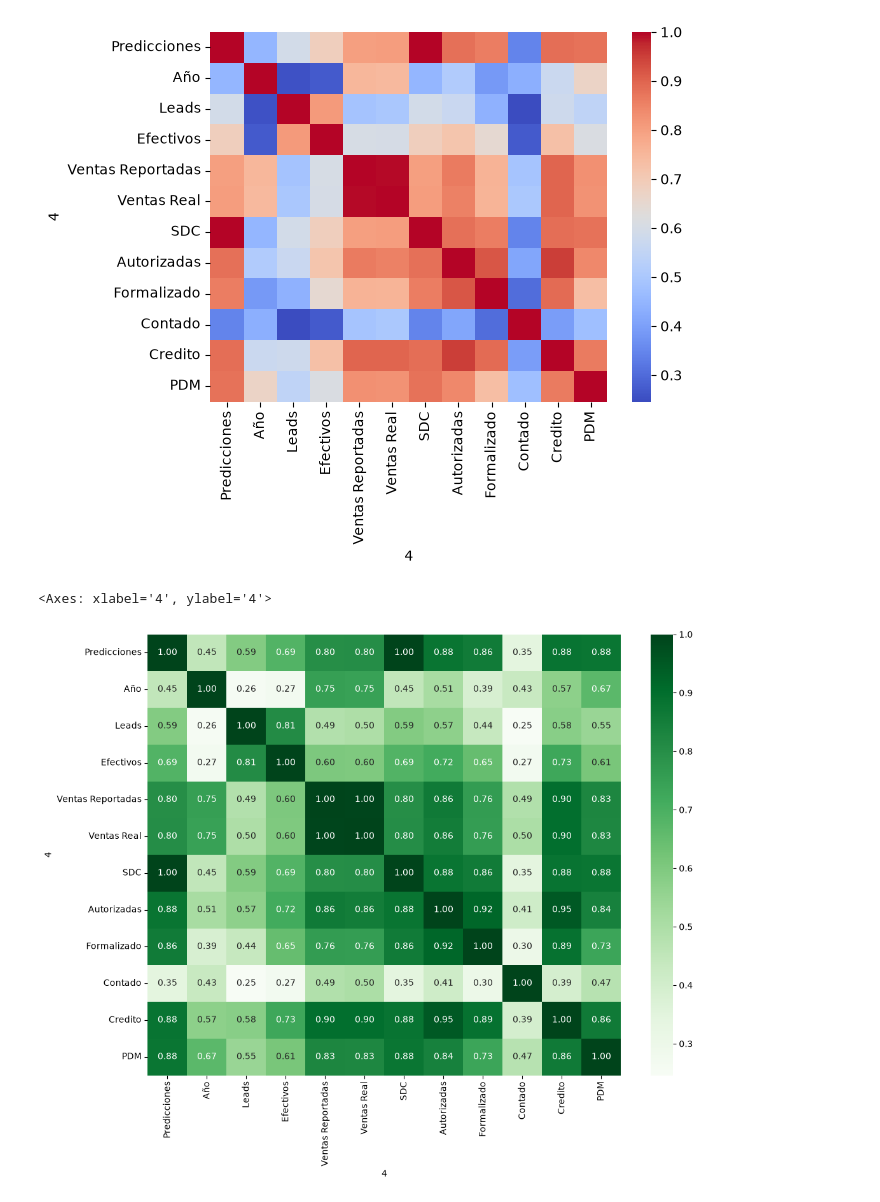
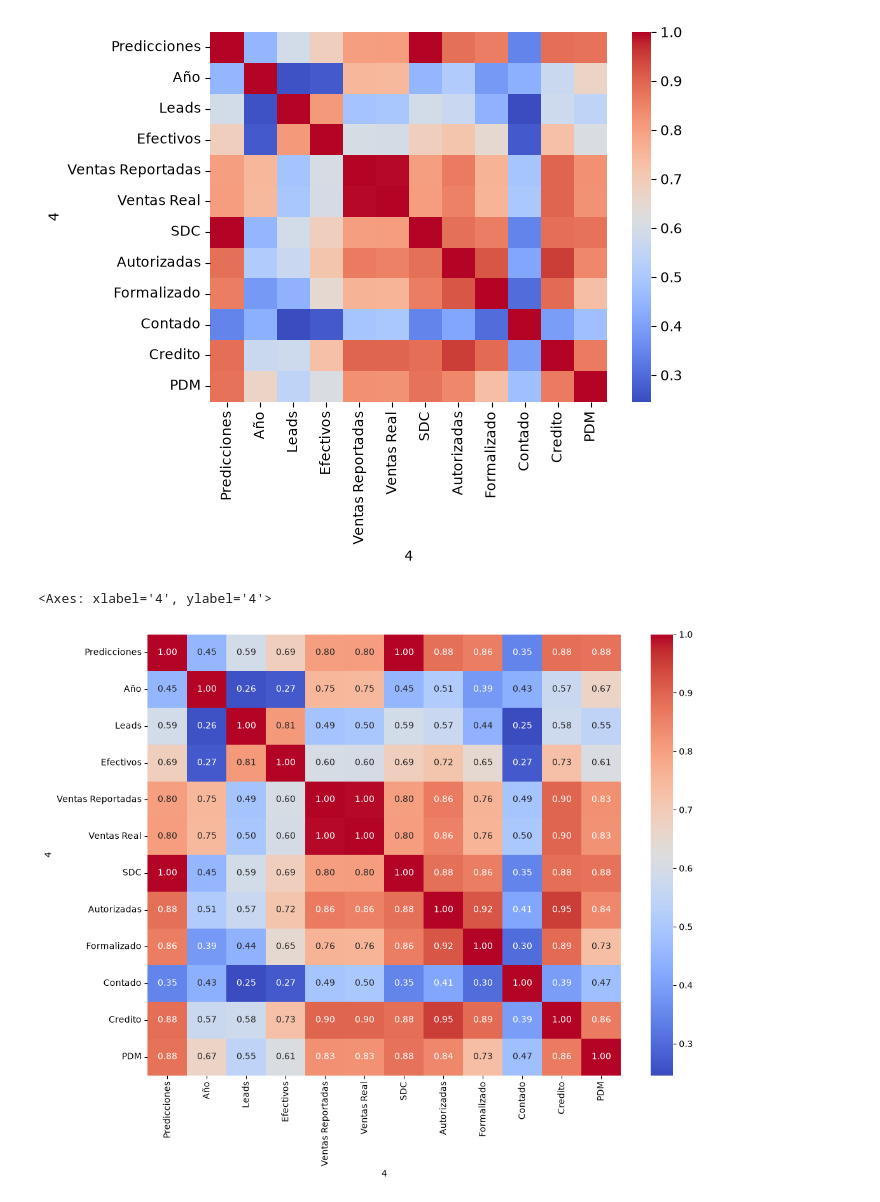
Before and after one commit to DavidMazonJuarez08/Regresion-Lineal-Simple, a Jupyter notebook: Limpieza_Resumen_Regresión.ipynb, the cells around one changed output. Cells and saved outputs as stored; diff of their text form; code cells hidden in the pictures.

```diff
--- a/Limpieza_Resumen_Regresión.ipynb
+++ b/Limpieza_Resumen_Regresión.ipynb
@@ -488,16 +488,16 @@ Heat_Map
 # %%
 # Graficamos el mapa de calor con los valores de correlación
 
 plt.figure(figsize=(12, 9))
 
 Heat_Map = sns.heatmap(
     Corr_Factors1,
-    cmap='Greens',
+    cmap='coolwarm',
     annot=True,
     fmt=".2f"
 )
 
 Heat_Map
 # %% [output]
 <Axes: xlabel='4', ylabel='4'>
-[figure, old version]
+[figure, new version]
```
Also changed, not shown: 3 other files.
